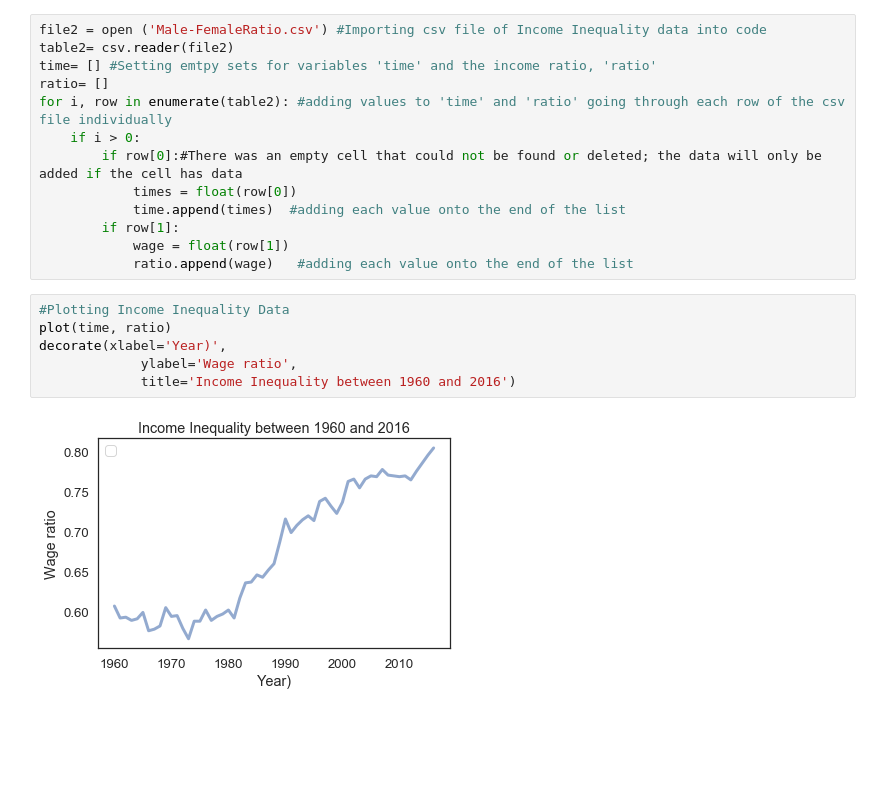
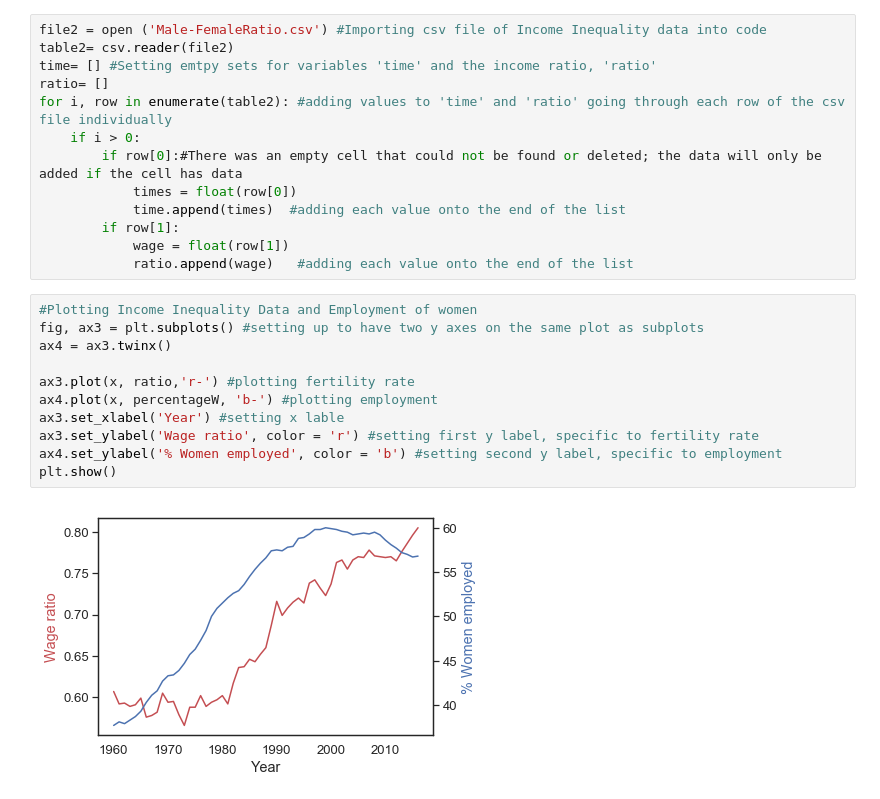
Before and after one commit to dlrow-olleh/ModSimPy, a Jupyter notebook: code/Project/Projehct.ipynb, the cells around one changed output. Drawn from its saved outputs; the diff is of its cells as text; blank space fills up the shorter version.

```diff
--- a/code/Project/Projehct.ipynb
+++ b/code/Project/Projehct.ipynb
@@ -191,11 +223,16 @@ for i, row in enumerate(table2): #adding values to 'time' and 'ratio' going thro
         if row[1]:
             wage = float(row[1])
             ratio.append(wage)   #adding each value onto the end of the list
-# %%
-#Plotting Income Inequality Data
-plot(time, ratio)
-decorate(xlabel='Year)',
-             ylabel='Wage ratio',
-             title='Income Inequality between 1960 and 2016')
-# %% [output]
-[figure, removed]
+# %%
+#Plotting Income Inequality Data and Employment of women
+fig, ax3 = plt.subplots() #setting up to have two y axes on the same plot as subplots
+ax4 = ax3.twinx()
+
+ax3.plot(x, ratio,'r-') #plotting fertility rate
+ax4.plot(x, percentageW, 'b-') #plotting employment
+ax3.set_xlabel('Year') #setting x lable
+ax3.set_ylabel('Wage ratio', color = 'r') #setting first y label, specific to fertility rate
+ax4.set_ylabel('% Women employed', color = 'b') #setting second y label, specific to employment
+plt.show()
+# %% [output]
+[figure, added]
```
Also changed, not shown: parts of 30 cells of this notebook.
